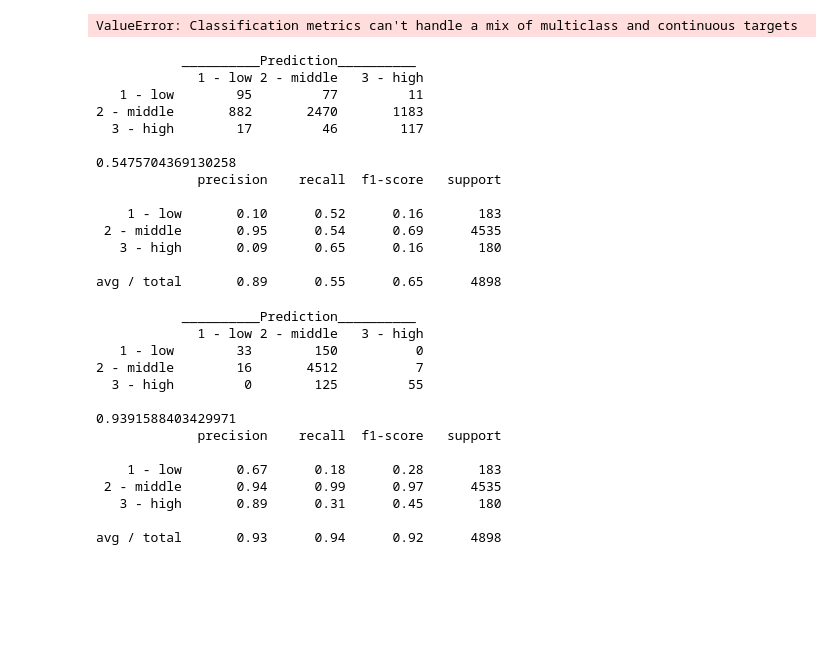
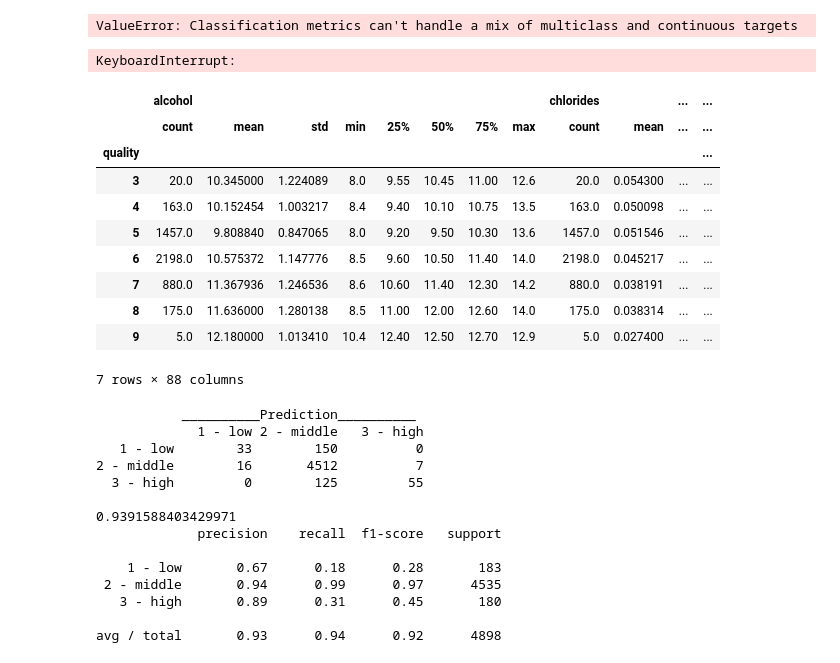
Before and after one commit to GeJulia/wineForTheWin, a Jupyter notebook: Andrej_Classification.ipynb, the cells around one changed output. Saved outputs shown, nothing was run; the diff lists cells and outputs as text; code cells hidden in the pictures; blank space fills up the shorter version.

```diff
--- a/Andrej_Classification.ipynb
+++ b/Andrej_Classification.ipynb
@@ -1060,7 +1138,7 @@ print(classification_report(label_normal, prediction_val))
 # %% [output]
 ValueError: Classification metrics can't handle a mix of multiclass and continuous targets
 # %%
-k_fold = KFold(len(label_normal), shuffle=True, random_state=0)
+k_fold = StratifiedKFold(10, shuffle=True, random_state=0)
 
 clf = svm.SVC(C=0.3, gamma=0.01, cache_size=5000,
               decision_function_shape='ovo', class_weight='balanced')
@@ -1072,20 +1150,21 @@ print(confusion_matrix_report(label_class, prediction_val))
 print(accuracy_score(label_class, prediction_val))
 print(classification_report(label_class, prediction_val))
 # %% [output]
-           __________Prediction__________
-             1 - low 2 - middle   3 - high
-   1 - low        95         77         11
-2 - middle       882       2470       1183
-  3 - high        17         46        117
-
-0.5475704369130258
-             precision    recall  f1-score   support
-
-    1 - low       0.10      0.52      0.16       183
- 2 - middle       0.95      0.54      0.69      4535
-   3 - high       0.09      0.65      0.16       180
-
-avg / total       0.89      0.55      0.65      4898
+KeyboardInterrupt:
+# %%
+red.groupby("quality").describe()
+# %% [output]
+|  | alcohol |  |  |  |  |  |  |  | chlorides |  | ... | ... |
+|  | count | mean | std | min | 25% | 50% | 75% | max | count | mean | ... | ... |
+| quality |  |  |  |  |  |  |  |  |  |  |  | ... |
+| 3 | 20.0 | 10.345000 | 1.224089 | 8.0 | 9.55 | 10.45 | 11.00 | 12.6 | 20.0 | 0.054300 | ... | ... |
+| 4 | 163.0 | 10.152454 | 1.003217 | 8.4 | 9.40 | 10.10 | 10.75 | 13.5 | 163.0 | 0.050098 | ... | ... |
+| 5 | 1457.0 | 9.808840 | 0.847065 | 8.0 | 9.20 | 9.50 | 10.30 | 13.6 | 1457.0 | 0.051546 | ... | ... |
+| 6 | 2198.0 | 10.575372 | 1.147776 | 8.5 | 9.60 | 10.50 | 11.40 | 14.0 | 2198.0 | 0.045217 | ... | ... |
+| 7 | 880.0 | 11.367936 | 1.246536 | 8.6 | 10.60 | 11.40 | 12.30 | 14.2 | 880.0 | 0.038191 | ... | ... |
+| 8 | 175.0 | 11.636000 | 1.280138 | 8.5 | 11.00 | 12.00 | 12.60 | 14.0 | 175.0 | 0.038314 | ... | ... |
+| 9 | 5.0 | 12.180000 | 1.013410 | 10.4 | 12.40 | 12.50 | 12.70 | 12.9 | 5.0 | 0.027400 | ... | ... |
+7 rows × 88 columns
 # %%
 k_fold = KFold(len(label_normal), shuffle=True, random_state=0)
 
```
Also changed, not shown: parts of 5 cells of this notebook, 1 other file.
